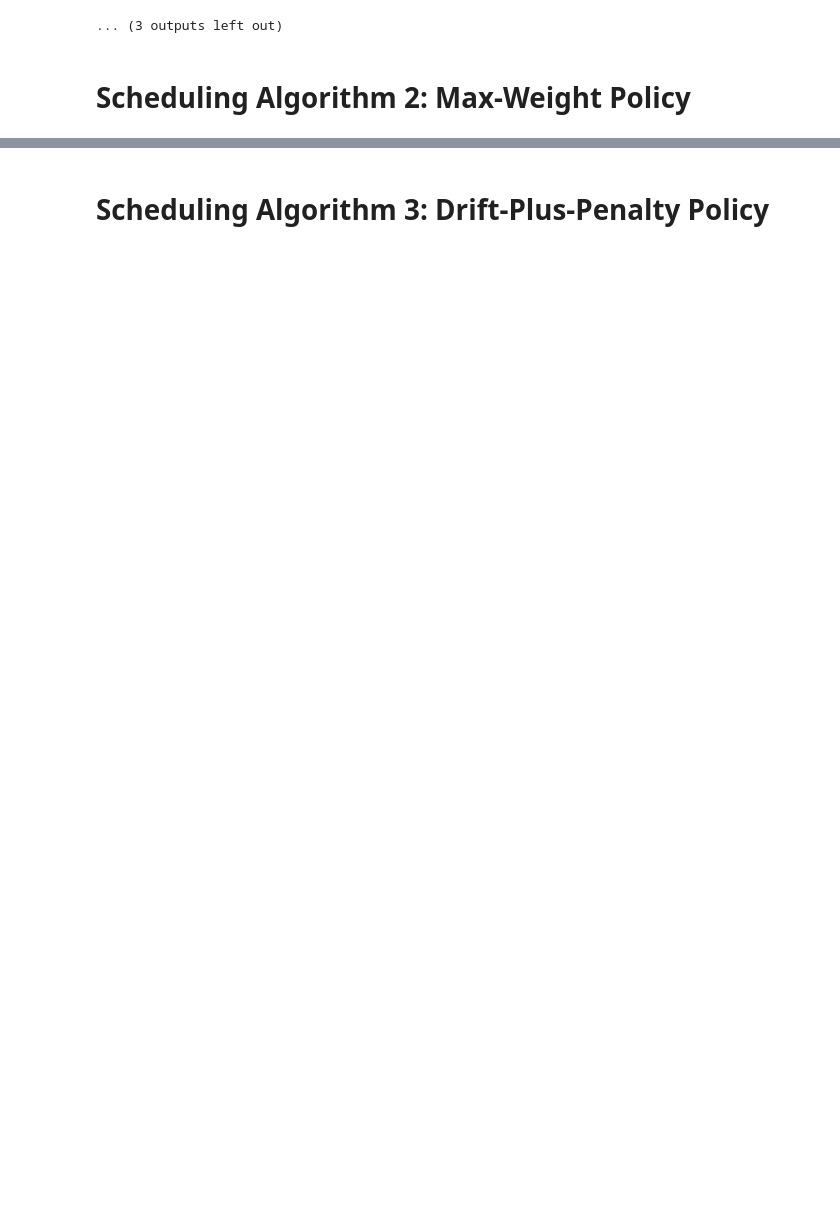
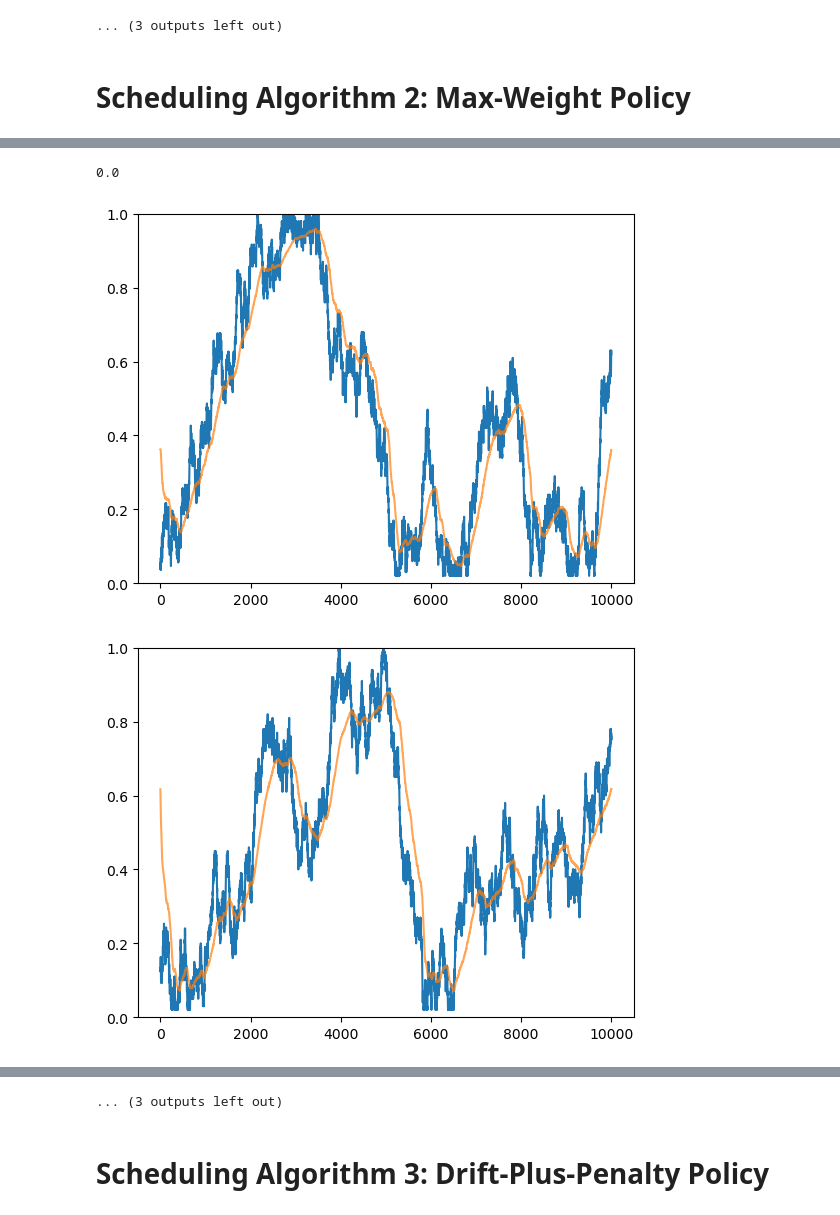
Before and after one commit to GodKnowss/ECE_547_Final_Project, a Jupyter notebook: aoi_scheduling_algorithms_optimized_with_estimation.ipynb, the cells around one changed output, grey strips where cells are left out. Drawn from its saved outputs; the diff is of its cells as text; code cells hidden in the pictures; blank space fills up the shorter version.

```diff
--- a/aoi_scheduling_algorithms_optimized_with_estimation.ipynb
+++ b/aoi_scheduling_algorithms_optimized_with_estimation.ipynb
@@ -219,12 +222,12 @@ G = 100
 # %%
 J_avg_exp = 0
+x_max_norm = 0
+p_i_est_avg = np.zeros((M,K))
 
 # Repeat simulation
 for z in range(G):
     # Initialize transmission matrix that indiciates which node has an arrival in which slot
     d_i_k = np.zeros((M,K))
-    d_i_k_sum = np.zeros(M)
-    q_i_sum = np.zeros(M)
 
     # Initialize AoI and throughput debt vectors
     h_i = np.ones(M)
@@ -234,31 +237,38 @@ for z in range(G):
     o_i_k = stats.bernoulli.rvs(p=p_i_k, size=(M,K))
 
     # Initialize estimates of p_i
-    p_i_est = 0.5*np.ones(M)
+    p_i_est = p_i#0.5*np.ones(M)
 
     # Loop over slots
-    for k in np.arange(1,K+1):
+    for k in range(K):
         # Select node according to policy
-        W_i = 0.5*alpha_i*p_i*(h_i**2+2*h_i) + V*p_i*np.where(x_i > 0, x_i, 0)
-        i_sel = np.argmax(W_i)+1
+        W_i = (0.5*alpha_i*(h_i**2+2*h_i) + V*np.where(x_i > 0, x_i, 0))*p_i_est
+        i_sel_idx = np.argmax(W_i)
 
         # Update transmission matrix based on whether transmission was successful or not
-        d_i_k[i_sel-1, k-1] = o[i_sel-1, k-1]
+        arrival_successful = o_i_k[i_sel_idx, k]
+        d_i_k[i_sel_idx, k] = arrival_successful
+
+        # Calculate weighted sum AoI
+        J_avg_exp += np.sum(alpha_i * h_i)
 
         # Update AoI and throughput debt vectors
         h_i += 1
-        if d_i_k[i_sel-1, k-1] == 1: # if transmission was successful
-            h_i[i_sel-1] = 1
-        d_i_k_sum += d_i_k[:,k-1]
-        q_i_sum += q_i
-        x_i = q_i_sum - d_i_k_sum
+        if arrival_successful: # if transmission was successful
+            h_i[i_sel_idx] = 1
+        x_i += q_i - d_i_k[:, k]
 
-    #D_i = np.sum(d_i_k, axis=1)
+        # Update estimate for the scheduled node
+        p_i_est[i_sel_idx] = zeta*arrival_successful + (1-zeta)*p_i_est[i_sel_idx]
+        p_i_est_avg[:, k] += p_i_est
 
-    # Calculate average weighted sum AoI
-    J_avg_exp += average_weighted_sum_aoi(d_i_k, M, K, alpha_i)
+    # Calculate max normalized throughput debt
+    x_max_norm += np.max(np.where(x_i > 0, x_i, 0) / (K*q_i))
+    #print(x_max_norm)
 
-J_avg_exp /= G
+J_avg_exp /= (G*K*M)
+x_max_norm /= G
+p_i_est_avg /= G
 # %%
 J_avg_exp
 # %% [output]
@@ -265,0 +276,13 @@ J_avg_exp
+# %%
+x_max_norm
+# %% [output]
+0.0
+# %%
+for src in range(M):
+    plt.figure()
+    plt.plot(np.arange(1,K+1), p_i_k[src, :])
+    plt.plot(np.arange(1,K+1), p_i_est_avg[src, :], alpha=0.7)
+    plt.ylim([0,1])
+# %% [output]
+[figure, added]
+[figure, added]
@@ -266,3 +299,4 @@ J_avg_exp
+... (3 outputs left out)
 # %% [markdown]
 # Scheduling Algorithm 3: Drift-Plus-Penalty Policy
 # %%
```
Also changed, not shown: parts of 31 cells of this notebook.
